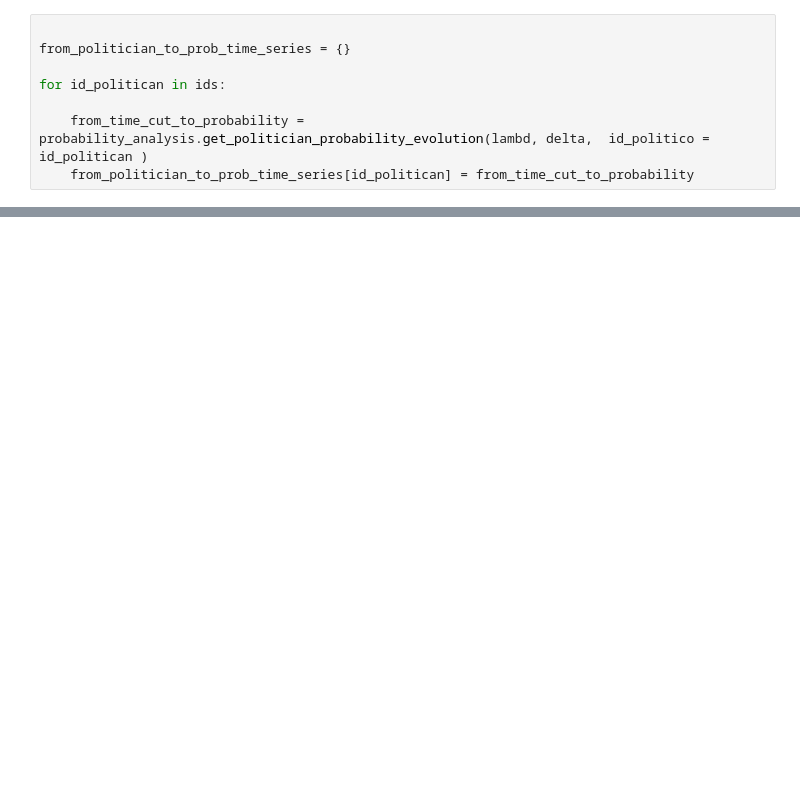
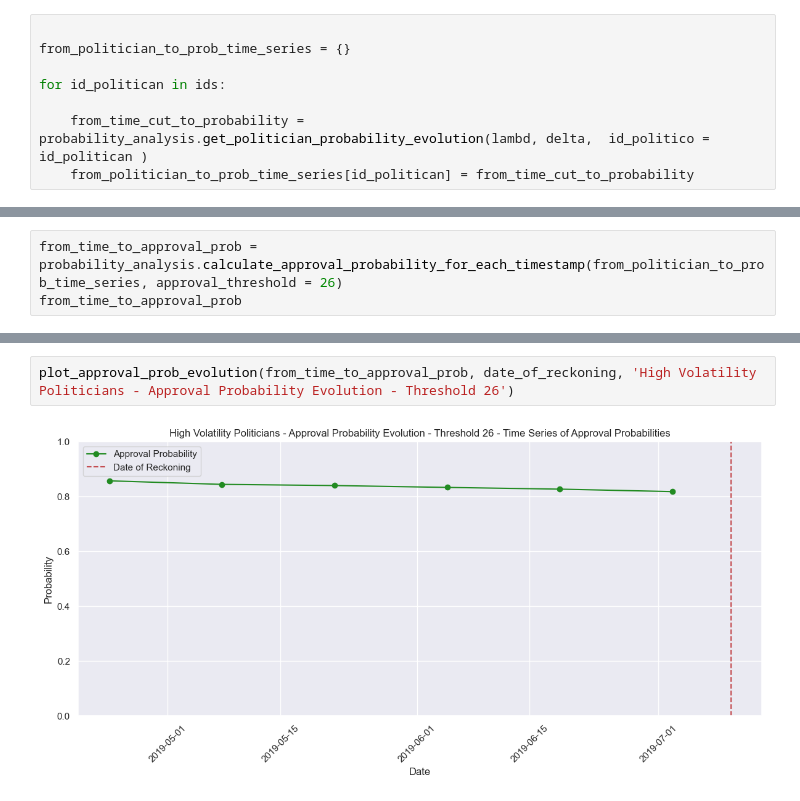
Before and after one commit to JoaoRibeiroMedeiros/political, a Jupyter notebook: notebooks/01-ProbabilityTests.ipynb, the cells around one changed output, grey strips where cells are left out. Cells and saved outputs as stored; diff of their text form; blank space fills up the shorter version.

```diff
--- a/notebooks/01-ProbabilityTests.ipynb
+++ b/notebooks/01-ProbabilityTests.ipynb
@@ -65,0 +79,3 @@ from_time_to_approval_prob
+# %%
+from_time_to_approval_prob = probability_analysis.calculate_approval_probability_for_each_timestamp(from_politician_to_prob_time_series, approval_threshold = 26)
+from_time_to_approval_prob
@@ -65,0 +95,4 @@ from_time_to_approval_prob
+# %%
+plot_approval_prob_evolution(from_time_to_approval_prob, date_of_reckoning, 'High Volatility Politicians - Approval Probability Evolution - Threshold 26')
+# %% [output]
+[figure, added]
```
Also changed, not shown: parts of 13 cells of this notebook, 1 other file.
